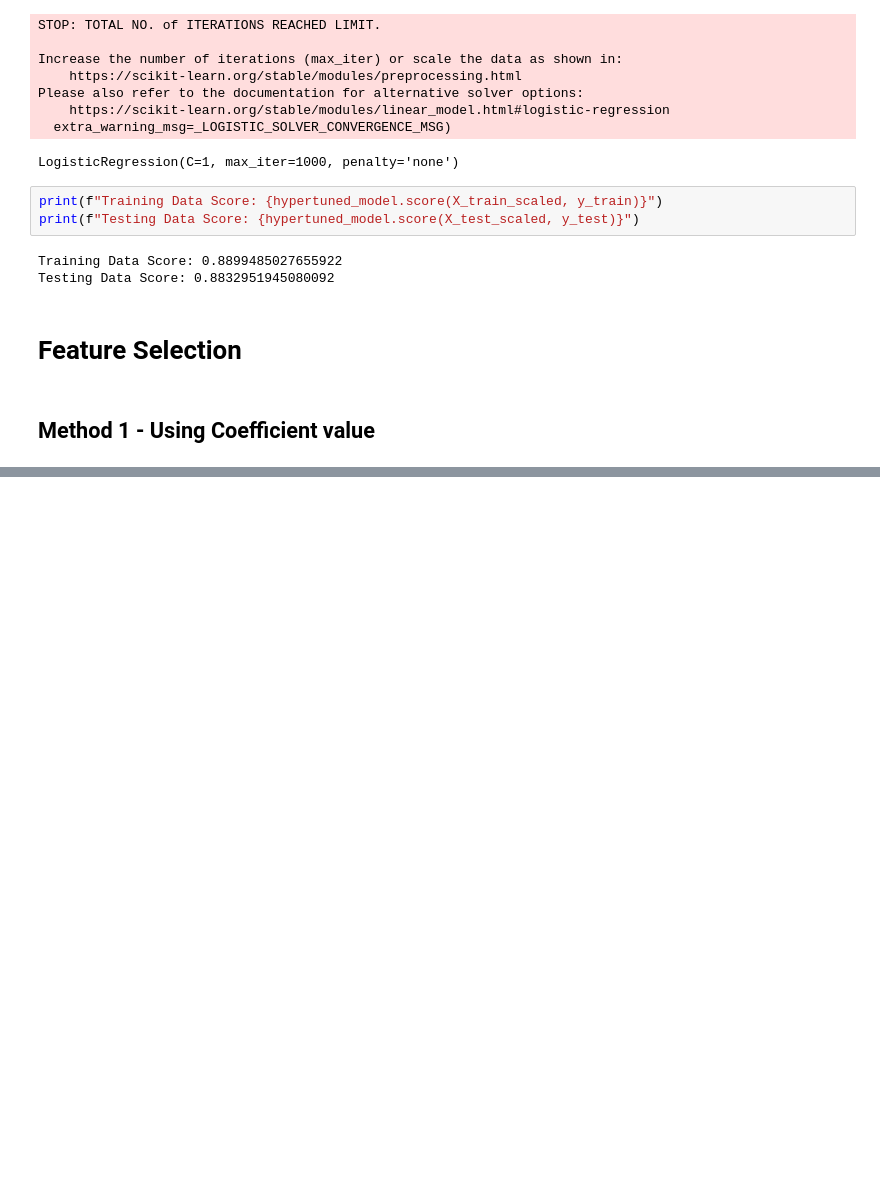
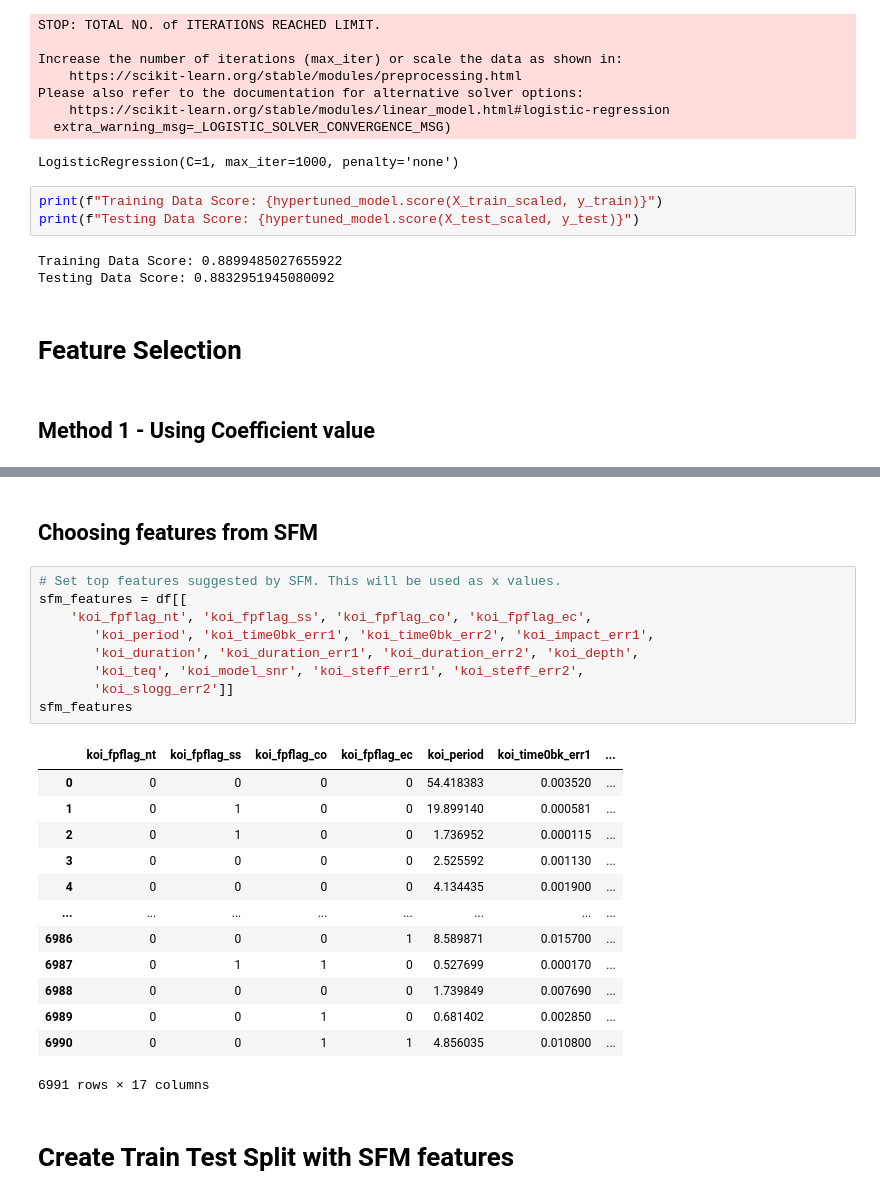
Before and after one commit to Prarthna-design/Machine-Learning, a Jupyter notebook: LogisticRegression-Model1.ipynb, the cells around one changed output, grey strips where cells are left out. Saved outputs shown, nothing was run; the diff lists cells and outputs as text; blank space fills up the shorter version.

Commit message:
Method 2 - Using Select From Model (SFM)

```diff
--- a/LogisticRegression-Model1.ipynb
+++ b/LogisticRegression-Model1.ipynb
@@ -314,0 +335,27 @@ viz.show()
+# %% [markdown]
+## Choosing features from SFM
+# %%
+# Set top features suggested by SFM. This will be used as x values.
+sfm_features = df[[
+    'koi_fpflag_nt', 'koi_fpflag_ss', 'koi_fpflag_co', 'koi_fpflag_ec',
+       'koi_period', 'koi_time0bk_err1', 'koi_time0bk_err2', 'koi_impact_err1',
+       'koi_duration', 'koi_duration_err1', 'koi_duration_err2', 'koi_depth',
+       'koi_teq', 'koi_model_snr', 'koi_steff_err1', 'koi_steff_err2',
+       'koi_slogg_err2']]
+sfm_features
+# %% [output]
+|  | koi_fpflag_nt | koi_fpflag_ss | koi_fpflag_co | koi_fpflag_ec | koi_period | koi_time0bk_err1 | ... |
+| 0 | 0 | 0 | 0 | 0 | 54.418383 | 0.003520 | ... |
+| 1 | 0 | 1 | 0 | 0 | 19.899140 | 0.000581 | ... |
+| 2 | 0 | 1 | 0 | 0 | 1.736952 | 0.000115 | ... |
+| 3 | 0 | 0 | 0 | 0 | 2.525592 | 0.001130 | ... |
+| 4 | 0 | 0 | 0 | 0 | 4.134435 | 0.001900 | ... |
+| ... | ... | ... | ... | ... | ... | ... | ... |
+| 6986 | 0 | 0 | 0 | 1 | 8.589871 | 0.015700 | ... |
+| 6987 | 0 | 1 | 1 | 0 | 0.527699 | 0.000170 | ... |
+| 6988 | 0 | 0 | 0 | 0 | 1.739849 | 0.007690 | ... |
+| 6989 | 0 | 0 | 1 | 0 | 0.681402 | 0.002850 | ... |
+| 6990 | 0 | 0 | 1 | 1 | 4.856035 | 0.010800 | ... |
+6991 rows × 17 columns
+# %% [markdown]
+# Create Train Test Split with SFM features
```
Also changed, not shown: parts of 8 cells of this notebook.
